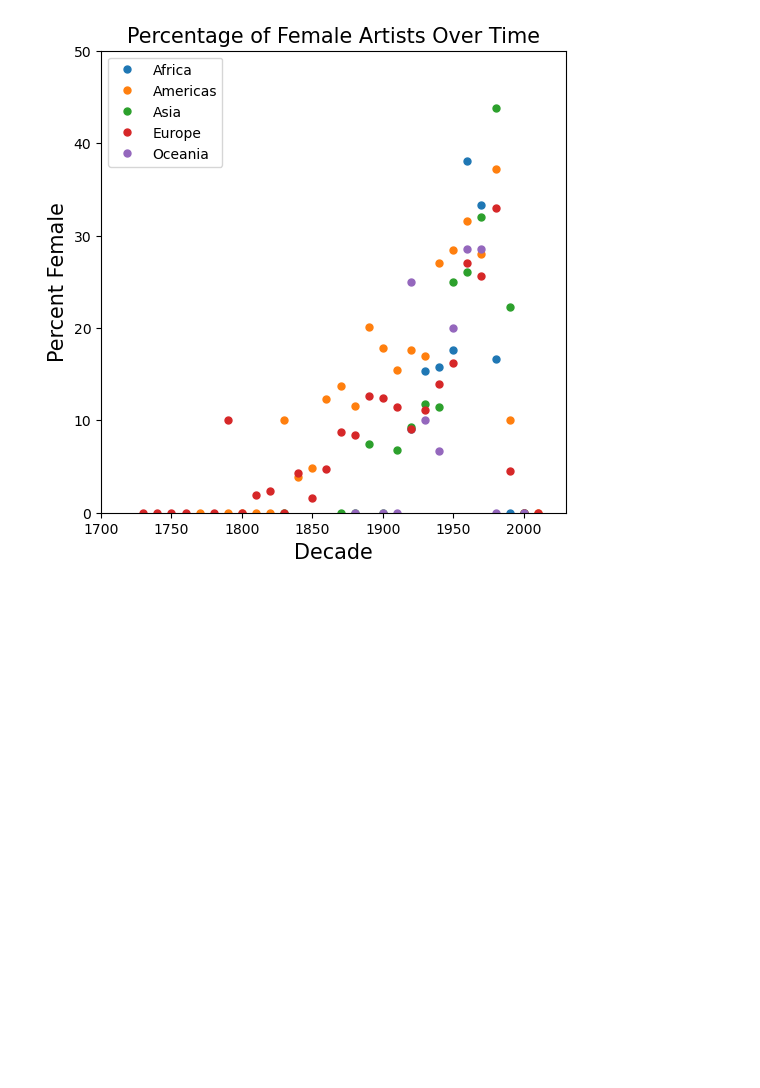
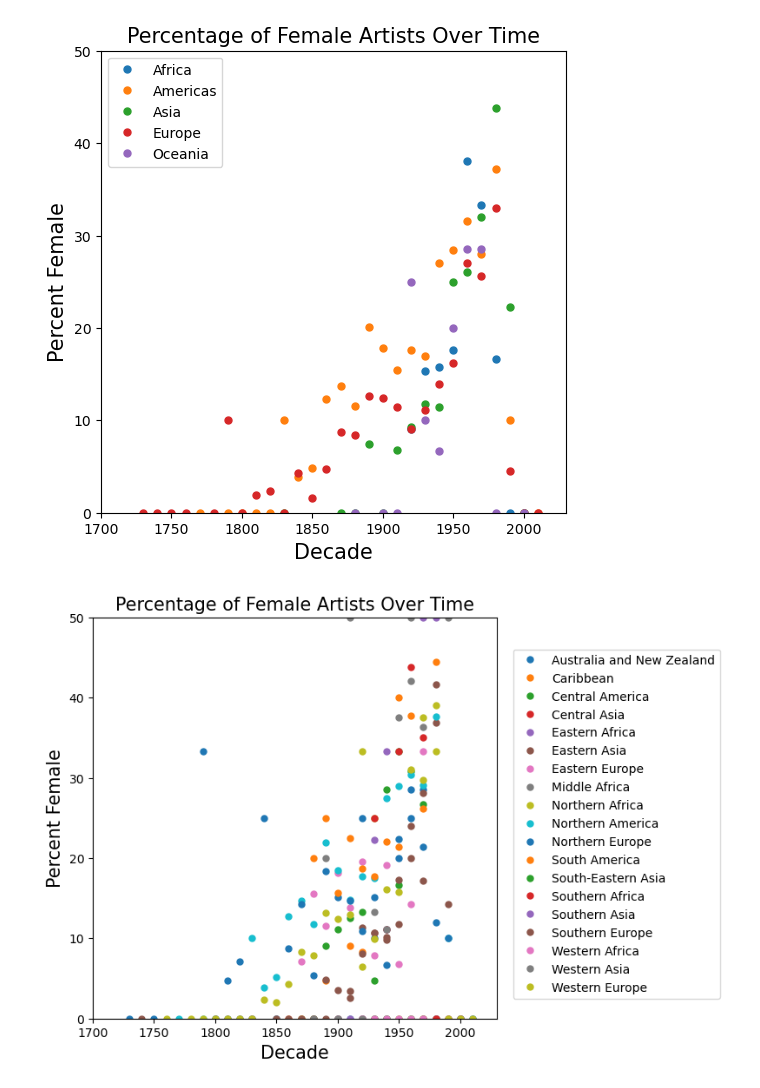
Before and after one commit to Isabelle-Raad/Final_Project_1, a Jupyter notebook: Percent_female.ipynb, the cells around one changed output. Saved outputs shown, nothing was run; the diff lists cells and outputs as text; code cells hidden in the pictures; blank space fills up the shorter version.

```diff
--- a/Percent_female.ipynb
+++ b/Percent_female.ipynb
@@ -139,0 +147,6 @@ percent_female
+# %%
+percent_female_region = percent_female.groupby(['Region', 'Decade']).sum()
+percent_female_region['percent_female'] = percent_female_region['female_count'] / percent_female_region['total'] * 100
+percent_female_region = percent_female_region.reset_index()
+percent_female_region = percent_female_region.drop('BeginDate', axis=1)
+percent_female_region
@@ -140,5 +170,5 @@ percent_female
 # %%
-groups = percent_female.groupby('Continent')
+groups = percent_female_continent.groupby('Continent')
 plt.figure(figsize=(6,6))
 for name, group in groups:
     plt.plot(group.Decade, group.percent_female, marker='o', linestyle=' ',markersize=5, label=name)
@@ -158,3 +188,24 @@ plt.legend()
 plt.show()
 # %% [output]
 [figure]
+# %%
+groups = percent_female_region.groupby('Region')
+plt.figure(figsize=(6,6))
+for name, group in groups:
+    plt.plot(group.Decade, group.percent_female, marker='o', linestyle=' ',markersize=5, label=name)
+# Create labels for the x and y axes.
+plt.xlabel("Decade", size=15)
+plt.ylabel("Percent Female", size=15)
+# Set the y limit between 0 and 100.
+plt.ylim(0, 50)
+plt.xlim(1700, 2030)
+plt.rc('xtick', labelsize=10)
+plt.rc('ytick', labelsize=10)
+# Create a title.
+plt.title("Percentage of Female Artists Over Time", size=15)
+# Add the legend.
+plt.legend(loc=(1.04,0.05))
+# Show the plot.
+plt.show()
+# %% [output]
+[figure, added]
```
Also changed, not shown: parts of 7 cells of this notebook, 3 other files.
